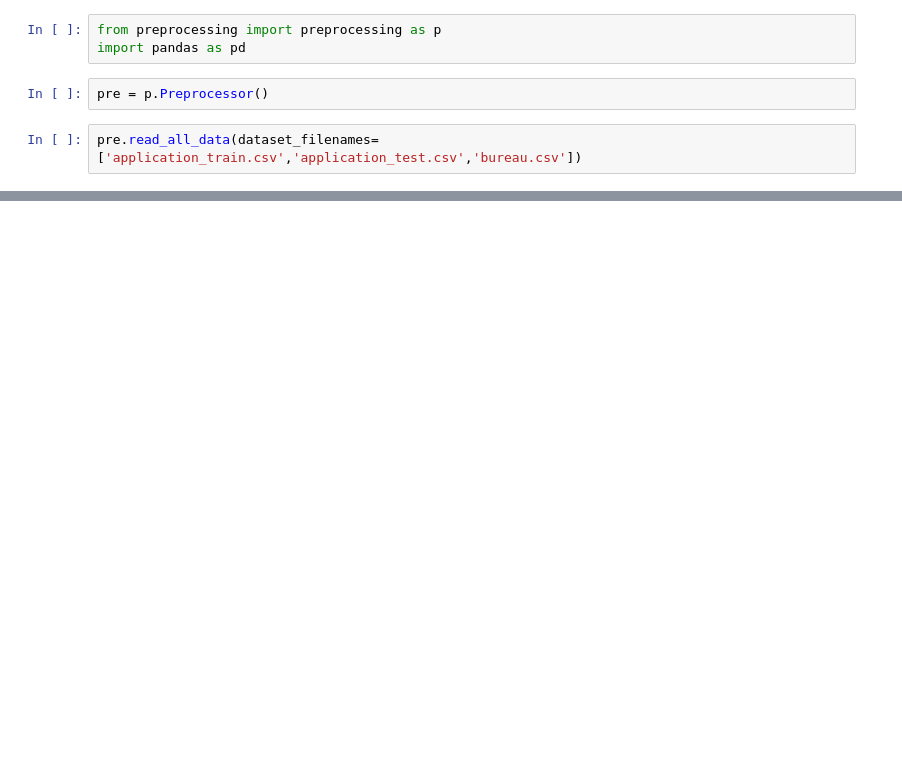
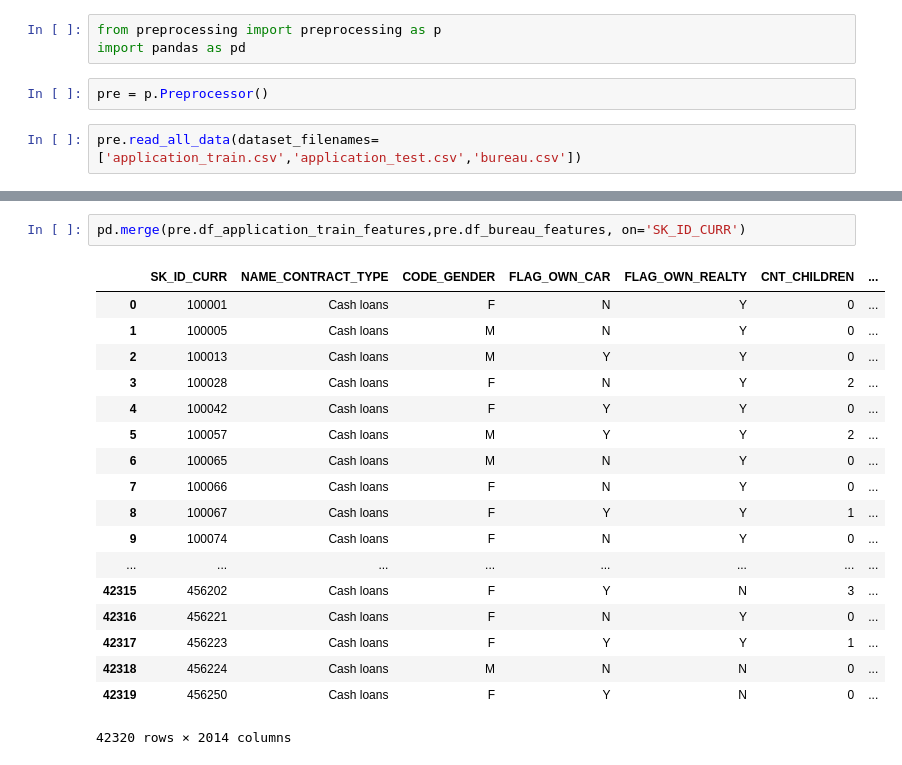
Before and after one commit to Edwardp17/home_credit, a Jupyter notebook: src/manual_fe.ipynb, the cells around one changed output, grey strips where cells are left out. Drawn from its saved outputs; the diff is of its cells as text; blank space fills up the shorter version.

```diff
--- a/src/manual_fe.ipynb
+++ b/src/manual_fe.ipynb
@@ -31,0 +95,21 @@ pre.set_bureau_train_features()
+# %%
+pd.merge(pre.df_application_train_features,pre.df_bureau_features, on='SK_ID_CURR')
+# %% [output]
+|  | SK_ID_CURR | NAME_CONTRACT_TYPE | CODE_GENDER | FLAG_OWN_CAR | FLAG_OWN_REALTY | CNT_CHILDREN | ... |
+| 0 | 100001 | Cash loans | F | N | Y | 0 | ... |
+| 1 | 100005 | Cash loans | M | N | Y | 0 | ... |
+| 2 | 100013 | Cash loans | M | Y | Y | 0 | ... |
+| 3 | 100028 | Cash loans | F | N | Y | 2 | ... |
+| 4 | 100042 | Cash loans | F | Y | Y | 0 | ... |
+| 5 | 100057 | Cash loans | M | Y | Y | 2 | ... |
+| 6 | 100065 | Cash loans | M | N | Y | 0 | ... |
+| 7 | 100066 | Cash loans | F | N | Y | 0 | ... |
+| 8 | 100067 | Cash loans | F | Y | Y | 1 | ... |
+| 9 | 100074 | Cash loans | F | N | Y | 0 | ... |
+| ... | ... | ... | ... | ... | ... | ... | ... |
+| 42315 | 456202 | Cash loans | F | Y | N | 3 | ... |
+| 42316 | 456221 | Cash loans | F | N | Y | 0 | ... |
+| 42317 | 456223 | Cash loans | F | Y | Y | 1 | ... |
+| 42318 | 456224 | Cash loans | M | N | N | 0 | ... |
+| 42319 | 456250 | Cash loans | F | Y | N | 0 | ... |
+42320 rows × 2014 columns
```
Also changed, not shown: parts of 5 cells of this notebook.
